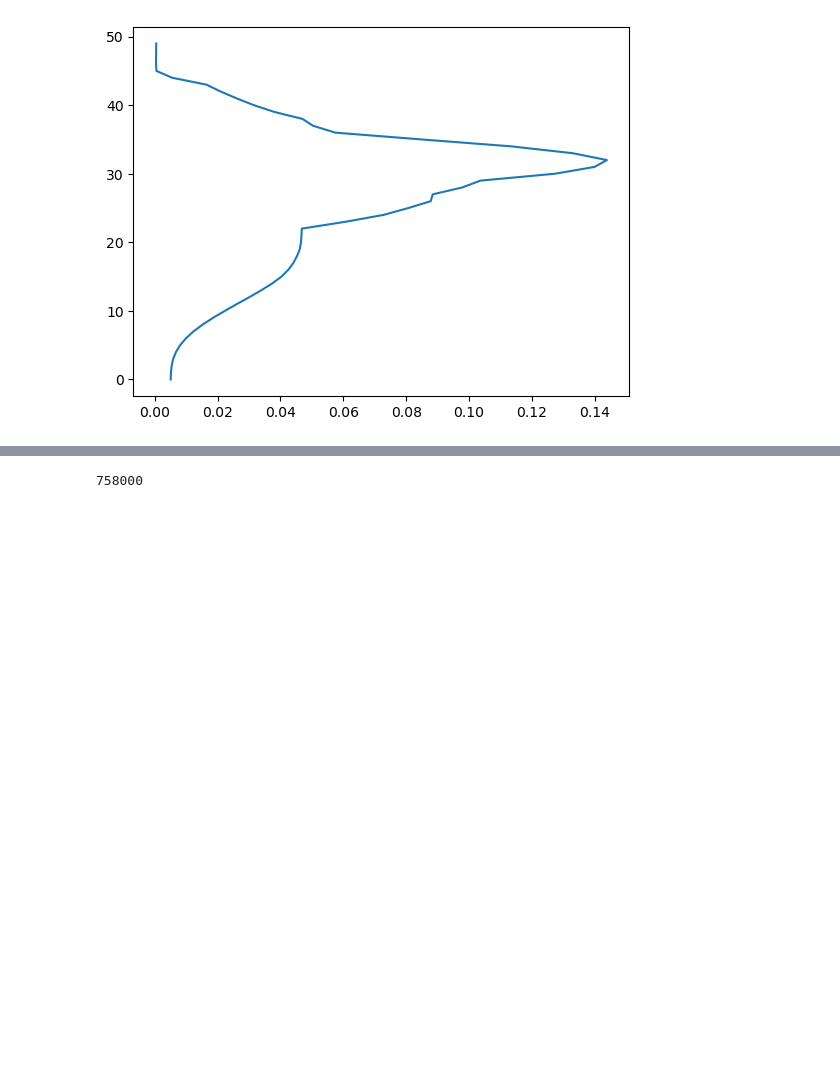
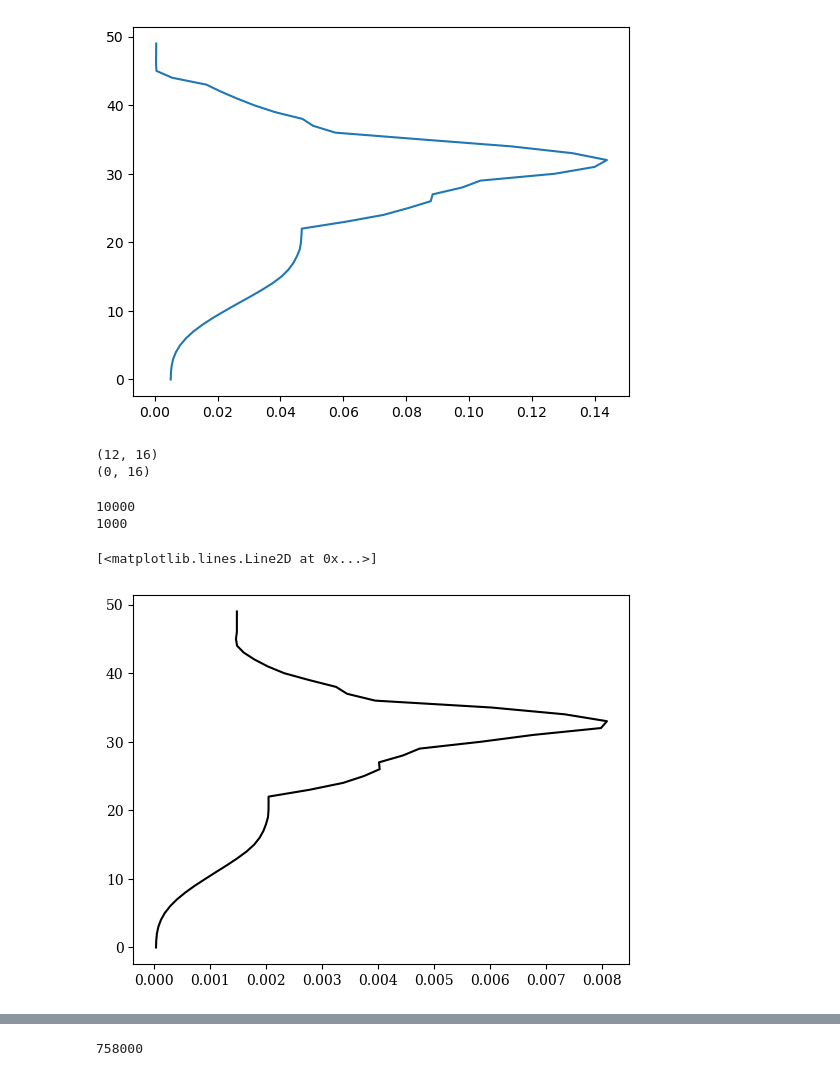
Before and after one commit to ttahseen/oasis-rt-surrogate, a Jupyter notebook: elm copy.ipynb, the cells around one changed output, grey strips where cells are left out. Cells and saved outputs as stored; diff of their text form; code cells hidden in the pictures; blank space fills up the shorter version.

```diff
--- a/elm copy.ipynb
+++ b/elm copy.ipynb
@@ -332,3 +329,21 @@ plt.plot(grid_mae[2, 2, :, 0], list(range(50)))
 # %% [output]
 [<matplotlib.lines.Line2D at 0x...>]
 [figure]
+# %%
+print(np.unravel_index(grid_losses_3[2, :, :].argmin(), grid_losses_3[2, :, :].shape))
+print(np.unravel_index(grid_losses_3[2, :, :].argmax(), grid_losses_3[2, :, :].shape))
+# %% [output]
+(12, 16)
+(0, 16)
+# %%
+print(number_training_examples[12])
+print(number_neurons[16])
+# %% [output]
+10000
+1000
+# %%
+plt.plot(grid_mae_2[12, 16, :, 1], list(range(50)), color="k")
+# plt.plot(grid_mae_2[0, 15, :, 0], list(range(50)), color="r", linestyle="dashed")
+# %% [output]
+[<matplotlib.lines.Line2D at 0x...>]
+[figure, added]
```
Also changed, not shown: parts of 12 cells of this notebook.
